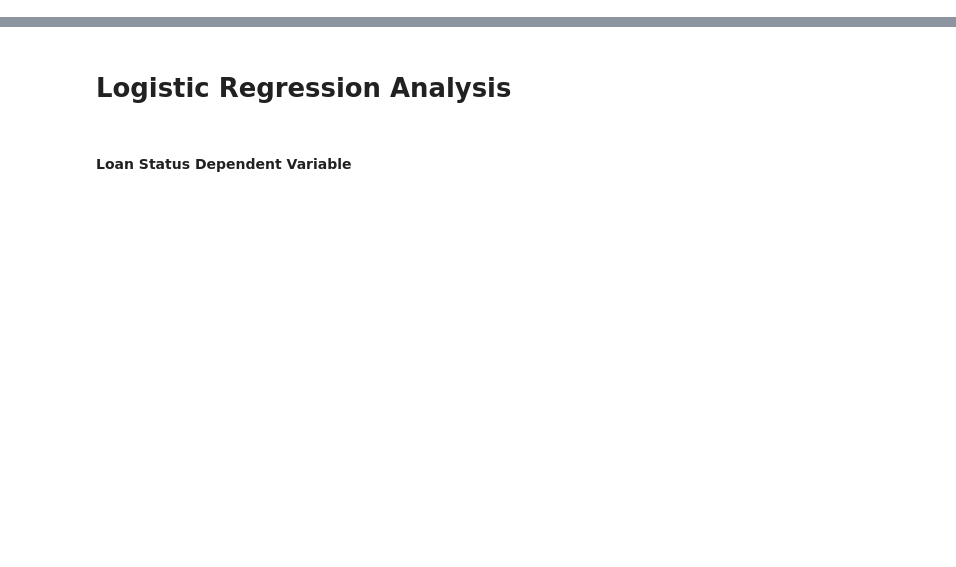
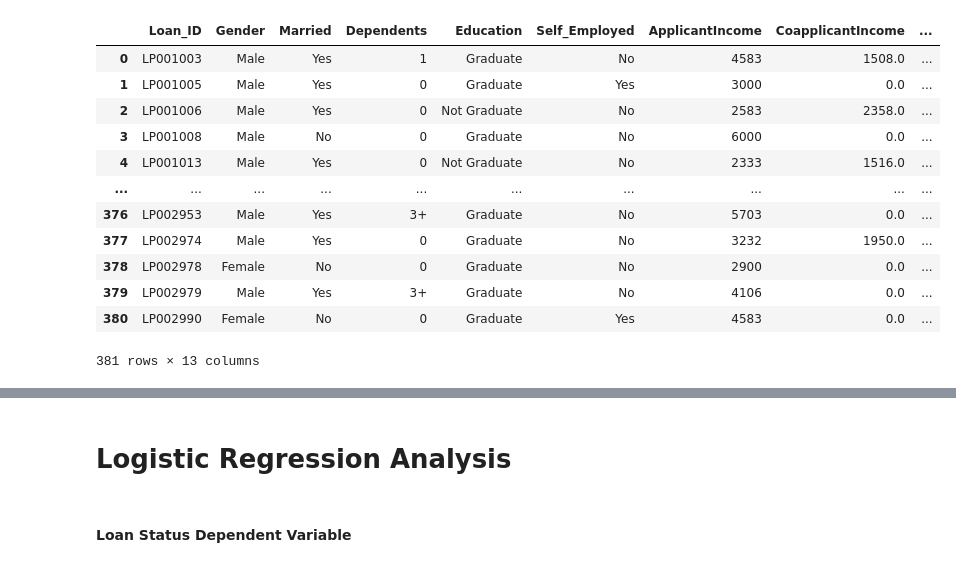
Before and after one commit to MaukanMir/Loan-Status-Classifier, a Jupyter notebook: training.ipynb, the cells around one changed output, grey strips where cells are left out. Drawn from its saved outputs; the diff is of its cells as text; code cells hidden in the pictures; blank space fills up the shorter version.

```diff
--- a/training.ipynb
+++ b/training.ipynb
@@ -98,3 +103,18 @@ def SVM_analysis(df:pd.DataFrame, y:str, cols_to_drop:list)->None:
   print("SVM Accuracy:", accuracy_score(y_test, svm_pred))
 # %%
 df = pd.read_csv("loan_data.csv")
+df
+# %% [output]
+|  | Loan_ID | Gender | Married | Dependents | Education | Self_Employed | ApplicantIncome | CoapplicantIncome | ... |
+| 0 | LP001003 | Male | Yes | 1 | Graduate | No | 4583 | 1508.0 | ... |
+| 1 | LP001005 | Male | Yes | 0 | Graduate | Yes | 3000 | 0.0 | ... |
+| 2 | LP001006 | Male | Yes | 0 | Not Graduate | No | 2583 | 2358.0 | ... |
+| 3 | LP001008 | Male | No | 0 | Graduate | No | 6000 | 0.0 | ... |
+| 4 | LP001013 | Male | Yes | 0 | Not Graduate | No | 2333 | 1516.0 | ... |
+| ... | ... | ... | ... | ... | ... | ... | ... | ... | ... |
+| 376 | LP002953 | Male | Yes | 3+ | Graduate | No | 5703 | 0.0 | ... |
+| 377 | LP002974 | Male | Yes | 0 | Graduate | No | 3232 | 1950.0 | ... |
+| 378 | LP002978 | Female | No | 0 | Graduate | No | 2900 | 0.0 | ... |
+| 379 | LP002979 | Male | Yes | 3+ | Graduate | No | 4106 | 0.0 | ... |
+| 380 | LP002990 | Female | No | 0 | Graduate | Yes | 4583 | 0.0 | ... |
+381 rows × 13 columns
```
Also changed, not shown: parts of 7 cells of this notebook.
